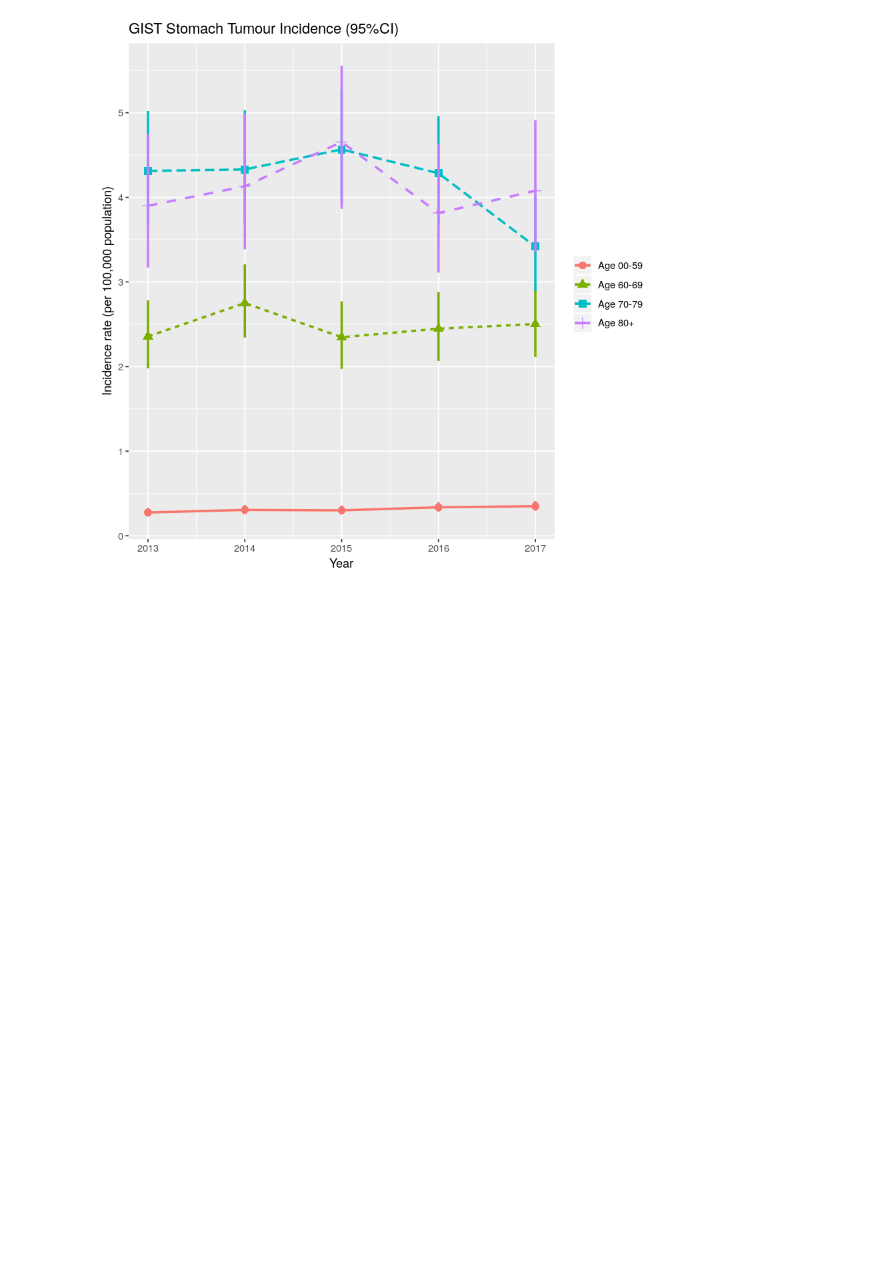
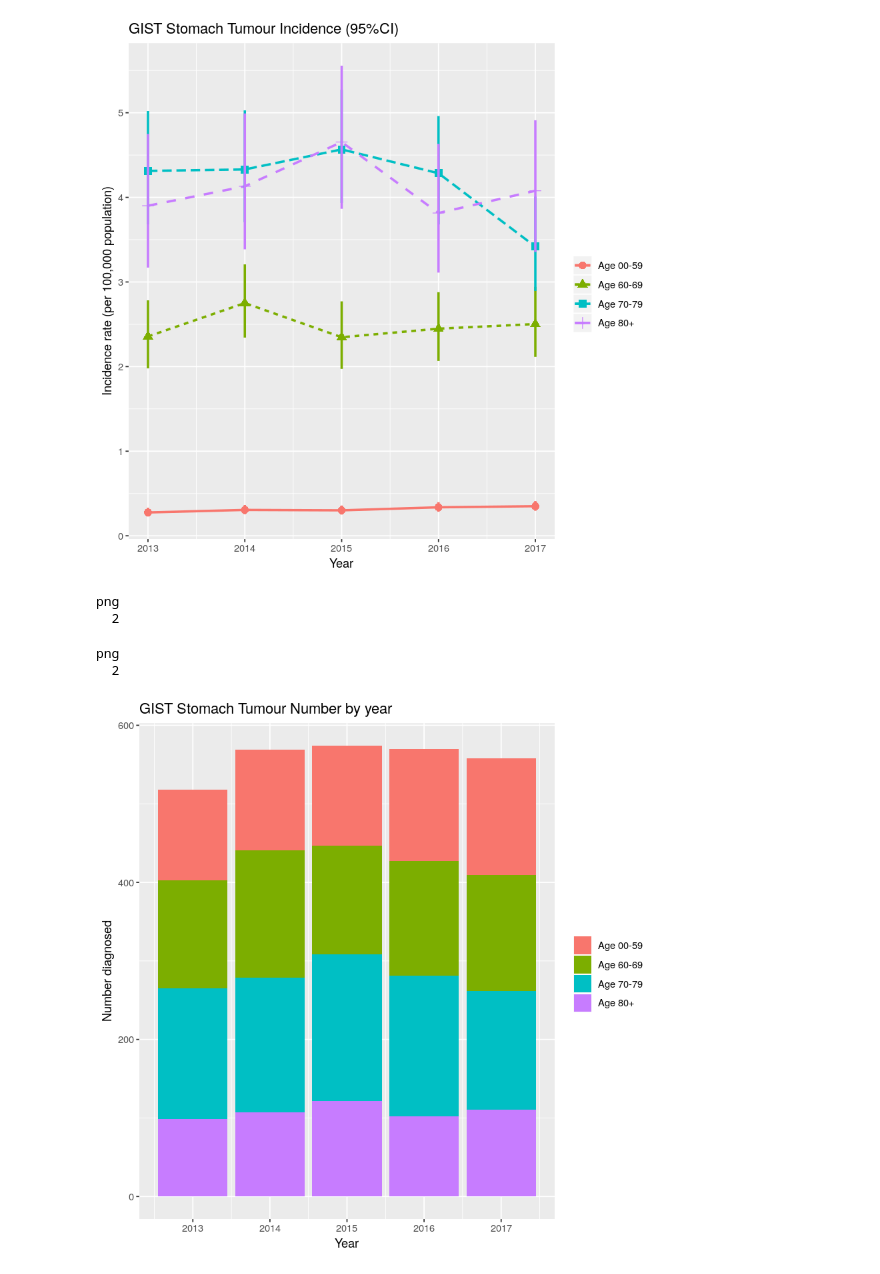
Before and after one commit to brentnall/phe-gist, a Jupyter notebook: analysis/gist-phe-analysis.ipynb, the cells around one changed output. Cells and saved outputs as stored; diff of their text form; code cells hidden in the pictures; blank space fills up the shorter version.

```diff
--- a/analysis/gist-phe-analysis.ipynb
+++ b/analysis/gist-phe-analysis.ipynb
@@ -177,0 +224,23 @@ png
+# %%
+myplot3n <- ggplot(data = mydta3[mydta3$Tumour.Type.3=="Stomach" & mydta3$Age!="All ages",], aes(x = Year, y = Incidence, group=Age)) +
+    geom_col(aes(fill=Age)) +
+    labs(title = "GIST Stomach Tumour Number by year",
+         x = "Year", y = "Number diagnosed") +
+    theme(legend.title=element_blank())
+
+##save chart
+pdf("charts/plot3n.pdf")
+myplot3n
+dev.off()
+
+png("charts/plot3n.png")
+myplot3n
+dev.off()
+
+myplot3n
+# %% [output]
+png
+  2
+png
+  2
+[figure, added]
```
Also changed, not shown: parts of 9 cells of this notebook, 12 other files.
